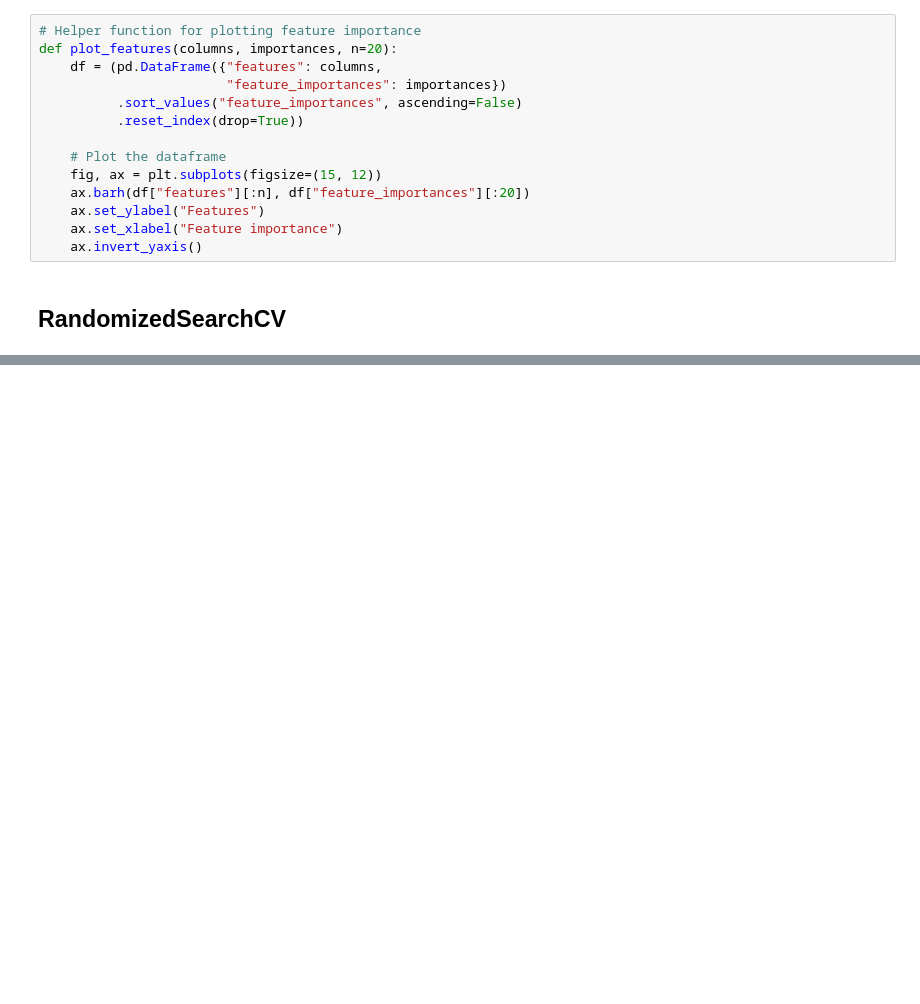
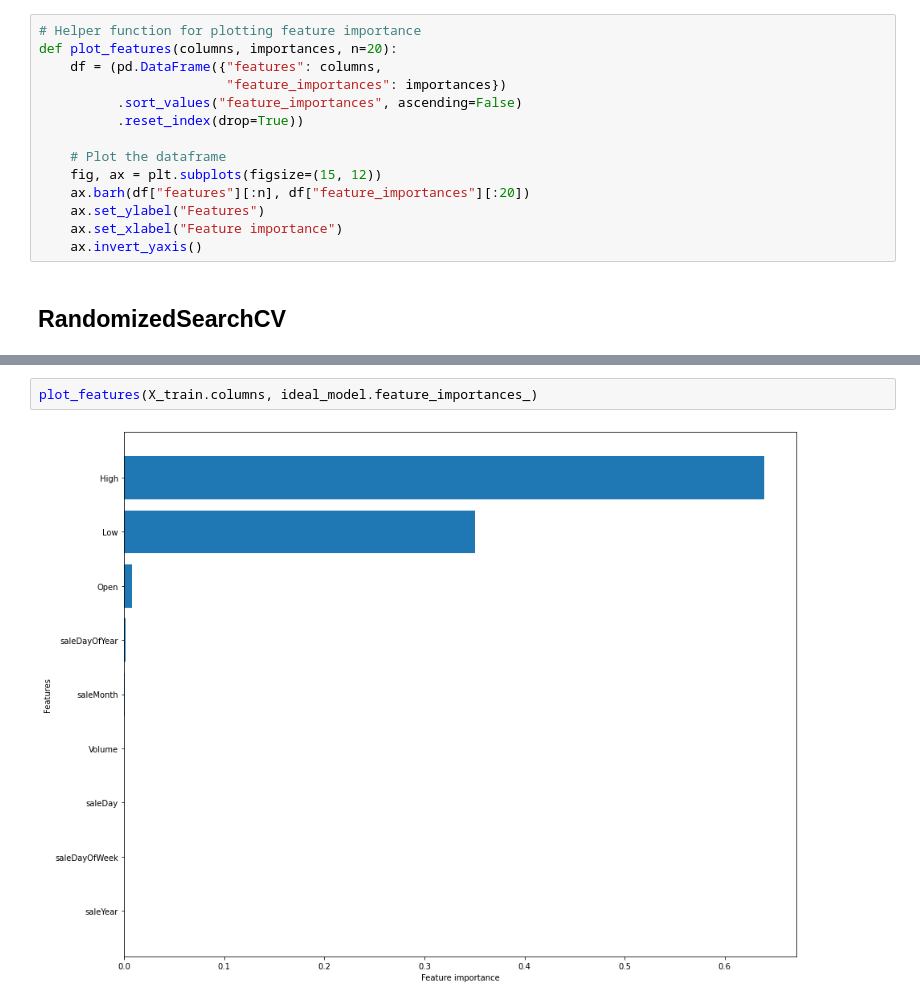
Before and after one commit to jacobcolyvan/ml-projects, a Jupyter notebook: ethereum-model/ethereum-price-regression.ipynb, the cells around one changed output, grey strips where cells are left out. Cells and saved outputs as stored; diff of their text form; blank space fills up the shorter version.

Commit message:
added model evaliuation to ethereum regression nb

```diff
--- a/ethereum-model/ethereum-price-regression.ipynb
+++ b/ethereum-model/ethereum-price-regression.ipynb
@@ -330,0 +335,4 @@ show_scores(ideal_model)
+# %%
+plot_features(X_train.columns, ideal_model.feature_importances_)
+# %% [output]
+[figure, added]
```
Also changed, not shown: parts of 17 cells of this notebook, 1 other file.
